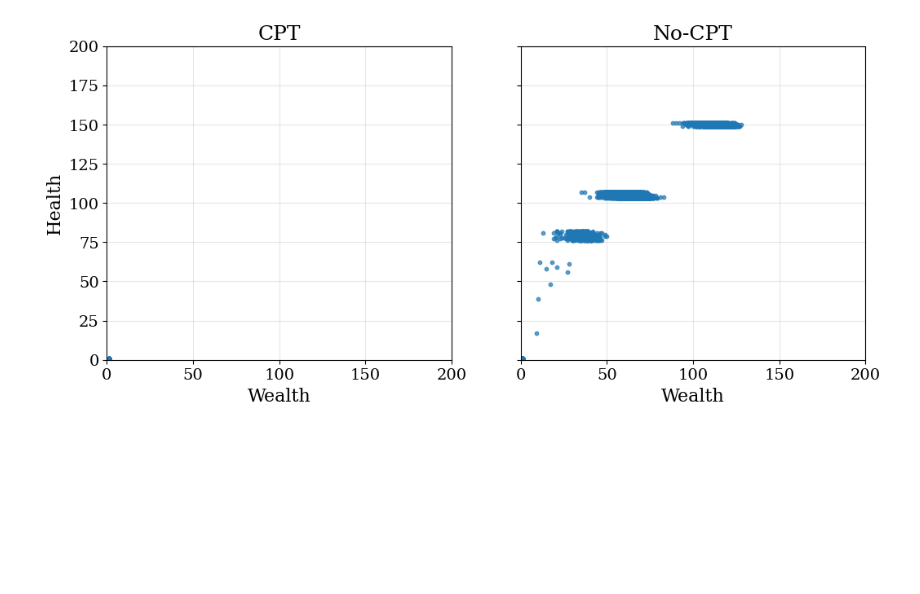
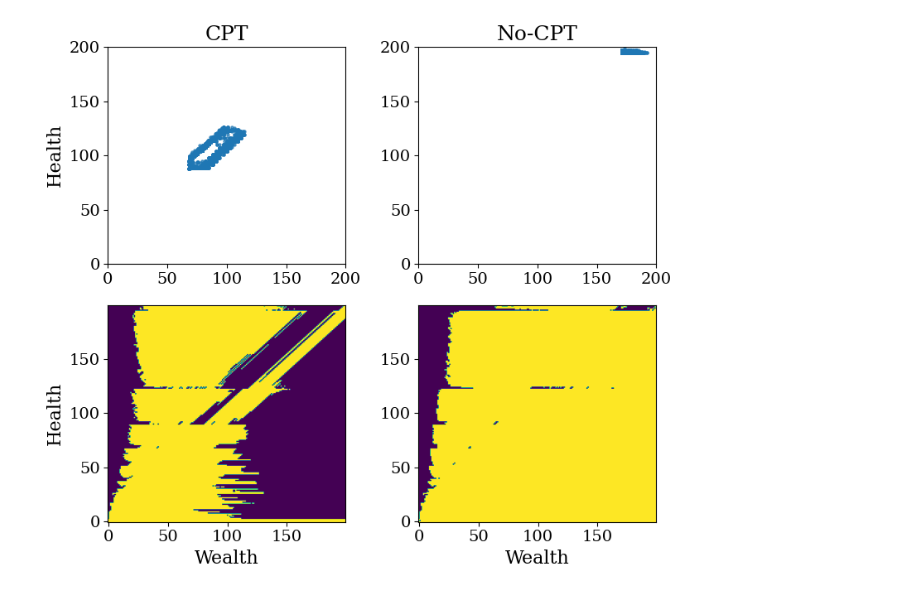
Before and after one commit to charlesaugdupont/cognitive-biases-endogenous-volatility, a Jupyter notebook: CPT_vs_NOCPT.ipynb, the cells around one changed output. Saved outputs shown, nothing was run; the diff lists cells and outputs as text; code cells hidden in the pictures; blank space fills up the shorter version.

```diff
--- a/CPT_vs_NOCPT.ipynb
+++ b/CPT_vs_NOCPT.ipynb
@@ -39,36 +40,49 @@ plt.rcParams.update({"font.size" : 15,
                      "legend.fontsize": 13.5})
 plt.rc("text", usetex=False)
 plt.rc("font", family="serif")
-# %%
-IDX = 541
-
-fig, axs = plt.subplots(1, 2, figsize=(12,5), sharey=True)
-
-for idx, d in enumerate(["results_5/", "cpt_no_effect/"]):
-    for i, file in enumerate(sorted(os.listdir(d))):
-        if i == IDX:
-            with open(d+file, "rb") as f:
-                res = pickle.load(f)
-            P = res["policy"]
-            break
-    axs[idx].scatter(
-        res["wealth"][:,-1],
-        res["health"][:,-1],
-        s=10,
-        alpha=0.7
-    )
-    axs[idx].set_xlim(0,200)
-    axs[idx].set_ylim(0,200)
-    axs[idx].grid()
-
-axs[0].set_title("CPT")
-axs[1].set_title("No-CPT")
-axs[0].set_ylabel("Health")
-axs[0].set_xlabel("Wealth")
-axs[1].set_xlabel("Wealth")
-plt.show()
-# %% [output]
-[figure, removed]
+# %%
+IDX = 547
+
+fig, axs = plt.subplots(2, 2, figsize=(8,7))
+
+cpt_P = None
+nocpt_P = None
+
+for idx, d in enumerate(["cpt/", "nocpt/"]):
+    for i, file in enumerate(sorted(os.listdir(d))):
+        if i == IDX:
+            with open(d+file, "rb") as f:
+                res = pickle.load(f)
+            P = res["policy"]
+            if d=="cpt/":
+                cpt_P = P
+                cpt_f = d+file
+            else:
+                nocpt_P = P
+                nocpt_f = d+file
+            break
+    axs[0][idx].scatter(
+        res["wealth"][:,-1],
+        res["health"][:,-1],
+        s=5,
+        alpha=0.7
+    )
+    axs[0][idx].set_xlim(0,200)
+    axs[0][idx].set_ylim(0,200)
+    axs[1][idx].imshow(P.T, origin="lower", aspect="auto")
+
+axs[0][0].set_title("CPT")
+axs[0][1].set_title("No-CPT")
+axs[0][0].set_ylabel("Health")
+axs[1][0].set_ylabel("Health")
+
+axs[1][0].set_xlabel("Wealth")
+axs[1][1].set_xlabel("Wealth")
+
+fig.tight_layout()
+plt.show()
+# %% [output]
+[figure, added]
 # %%
 A = res["params"]["w_delta_scale"]
 alpha = res["params"]["alpha"]
```
Also changed, not shown: parts of 7 cells of this notebook, 5 other files.
